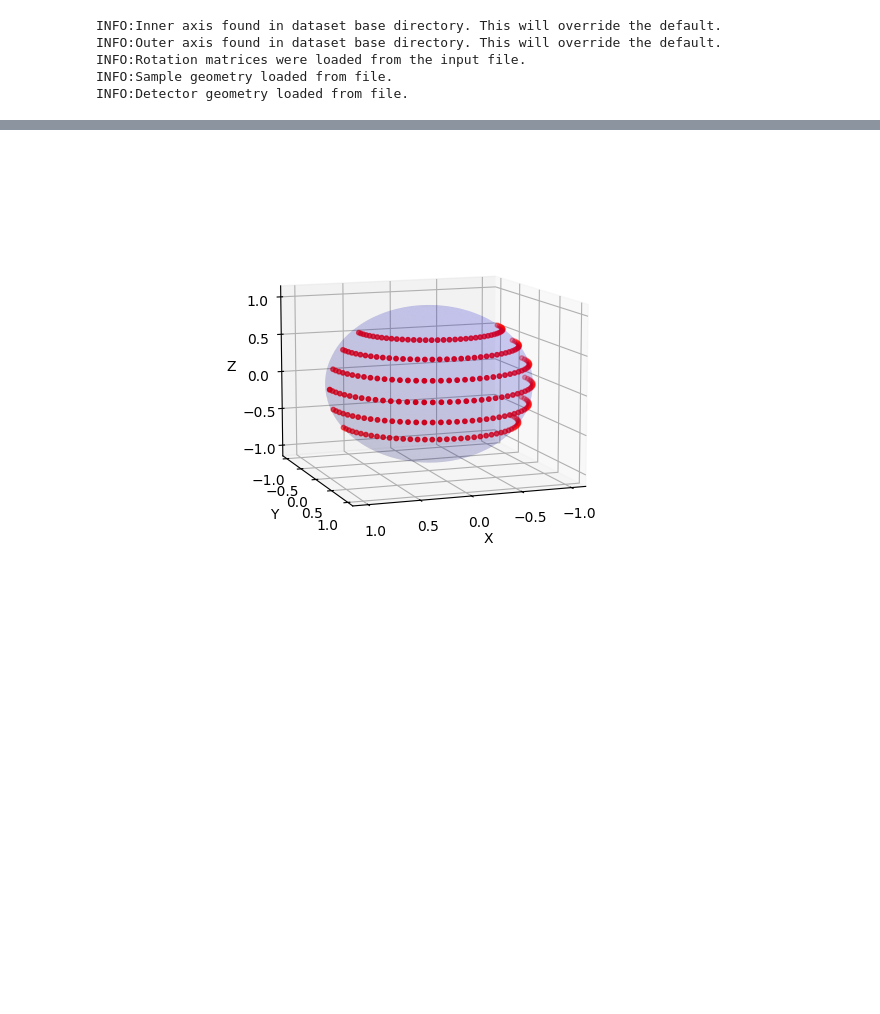
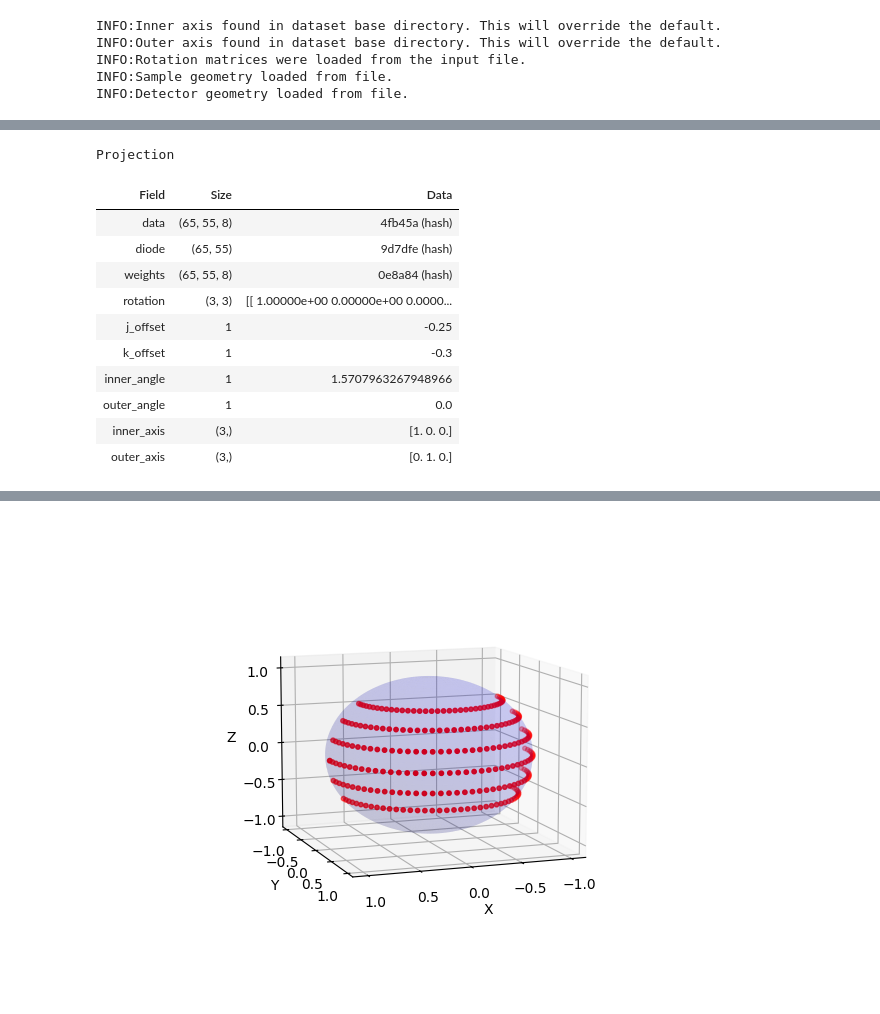
Before and after one commit to lfbarba/smartt, a Jupyter notebook: sici/bone-forward.ipynb, the cells around one changed output, grey strips where cells are left out. Drawn from its saved outputs; the diff is of its cells as text; code cells hidden in the pictures; blank space fills up the shorter version.

```diff
--- a/sici/bone-forward.ipynb
+++ b/sici/bone-forward.ipynb
@@ -31,0 +64,15 @@ koff = dc_copy.geometry.k_offsets
+# %%
+projections._projections[20]
+# %% [output]
+Projection
+| Field | Size | Data |
+| data | (65, 55, 8) | 4fb45a (hash) |
+| diode | (65, 55) | 9d7dfe (hash) |
+| weights | (65, 55, 8) | 0e8a84 (hash) |
+| rotation | (3, 3) | [[ 1.00000e+00 0.00000e+00 0.0000... |
+| j_offset | 1 | -0.25 |
+| k_offset | 1 | -0.3 |
+| inner_angle | 1 | 1.5707963267948966 |
+| outer_angle | 1 | 0.0 |
+| inner_axis | (3,) | [1. 0. 0.] |
+| outer_axis | (3,) | [0. 1. 0.] |
```
Also changed, not shown: parts of 19 cells of this notebook, 18 other files.
